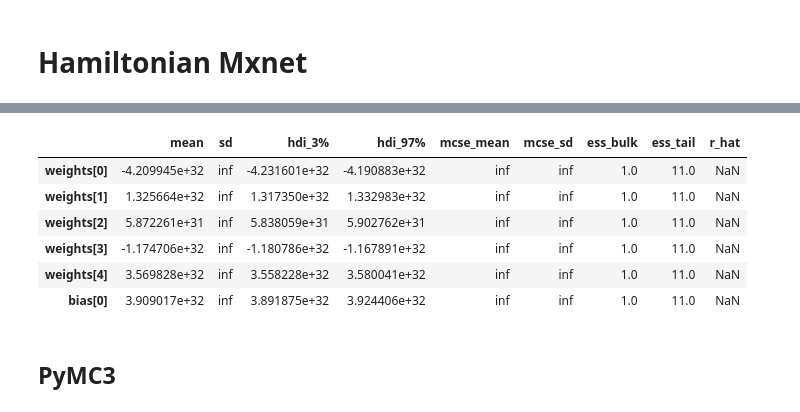
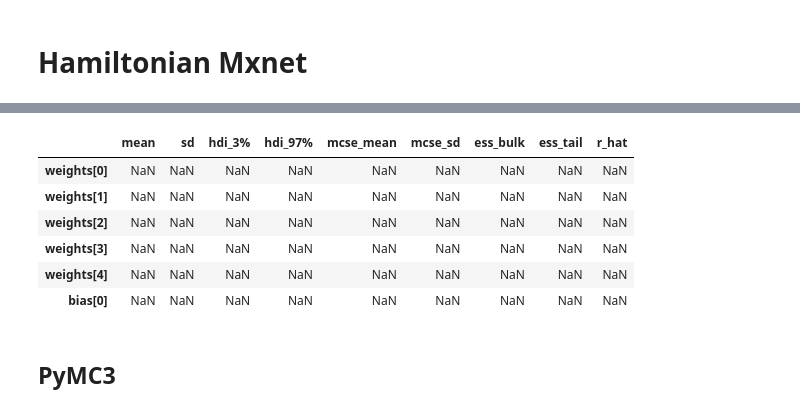
Before and after one commit to sherna90/mxprob, a Jupyter notebook: benchmarks/linear_model_comparison.ipynb, the cells around one changed output, grey strips where cells are left out. Cells and saved outputs as stored; diff of their text form; code cells hidden in the pictures.

```diff
--- a/benchmarks/linear_model_comparison.ipynb
+++ b/benchmarks/linear_model_comparison.ipynb
@@ -80,5 +84,3 @@ y_train=nd.array(y_obs,ctx=model_ctx)
 # %%
 par={'weights':nd.random_normal(shape=ndims,ctx=model_ctx),'bias':nd.random_normal(shape=1,ctx=model_ctx)}
 inference=hmc(model,par,step_size=0.1,ctx=model_ctx)
-posterior_samples_1,loss_1=inference.fit(epochs=4000,burn_in=1000,
-                           path_length=1.0,X_train=X_train,y_train=y_train)
@@ -89,3 +87,6 @@ inference.step_size
+# %%
+posterior_samples_1,loss_1=inference.fit(epochs=4000,burn_in=1000,
+                           path_length=100,X_train=X_train,y_train=y_train)
 # %%
 posterior_samples_numpy_1=dict()
 
@@ -102,7 +103,7 @@ dataset1=az.convert_to_inference_data(posterior_samples_numpy_1)
 par={'weights':nd.random_normal(shape=ndims,ctx=model_ctx),'bias':nd.random_normal(shape=1,ctx=model_ctx)}
 inference=hmc(model,par,step_size=0.1,ctx=model_ctx)
 posterior_samples_2,loss_2=inference.fit(epochs=4000,burn_in=1000,
-                           path_length=1.0,X_train=X_train,y_train=y_train)
+                           path_length=100,X_train=X_train,y_train=y_train)
 # %%
 posterior_samples_numpy_2=dict()
 
@@ -116,5 +117,5 @@ dataset2=az.convert_to_inference_data(posterior_samples_numpy_2)
 # %%
 dataset = az.concat(dataset1, dataset2, dim="chain")
 # %%
-az.summary(dataset1)
+az.summary(dataset)
 # %% [output]
@@ -122,10 +123,10 @@ arviz - WARNING - Shape validation failed: input_shape: (1, 3999), minimum_shape
 |  | mean | sd | hdi_3% | hdi_97% | mcse_mean | mcse_sd | ess_bulk | ess_tail | r_hat |
-| weights[0] | -4.209945e+32 | inf | -4.231601e+32 | -4.190883e+32 | inf | inf | 1.0 | 11.0 | NaN |
-| weights[1] | 1.325664e+32 | inf | 1.317350e+32 | 1.332983e+32 | inf | inf | 1.0 | 11.0 | NaN |
-| weights[2] | 5.872261e+31 | inf | 5.838059e+31 | 5.902762e+31 | inf | inf | 1.0 | 11.0 | NaN |
-| weights[3] | -1.174706e+32 | inf | -1.180786e+32 | -1.167891e+32 | inf | inf | 1.0 | 11.0 | NaN |
-| weights[4] | 3.569828e+32 | inf | 3.558228e+32 | 3.580041e+32 | inf | inf | 1.0 | 11.0 | NaN |
-| bias[0] | 3.909017e+32 | inf | 3.891875e+32 | 3.924406e+32 | inf | inf | 1.0 | 11.0 | NaN |
+| weights[0] | NaN | NaN | NaN | NaN | NaN | NaN | NaN | NaN | NaN |
+| weights[1] | NaN | NaN | NaN | NaN | NaN | NaN | NaN | NaN | NaN |
+| weights[2] | NaN | NaN | NaN | NaN | NaN | NaN | NaN | NaN | NaN |
+| weights[3] | NaN | NaN | NaN | NaN | NaN | NaN | NaN | NaN | NaN |
+| weights[4] | NaN | NaN | NaN | NaN | NaN | NaN | NaN | NaN | NaN |
+| bias[0] | NaN | NaN | NaN | NaN | NaN | NaN | NaN | NaN | NaN |
 # %% [markdown]
 ## PyMC3
 # %%
```
Also changed, not shown: parts of 4 cells of this notebook, 1 other file.
